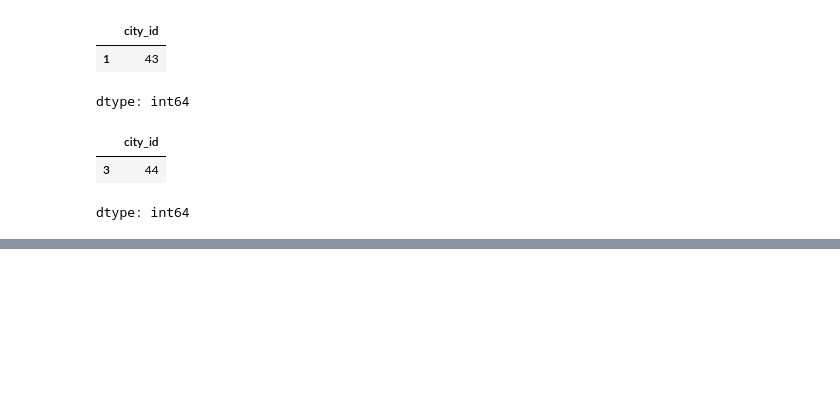
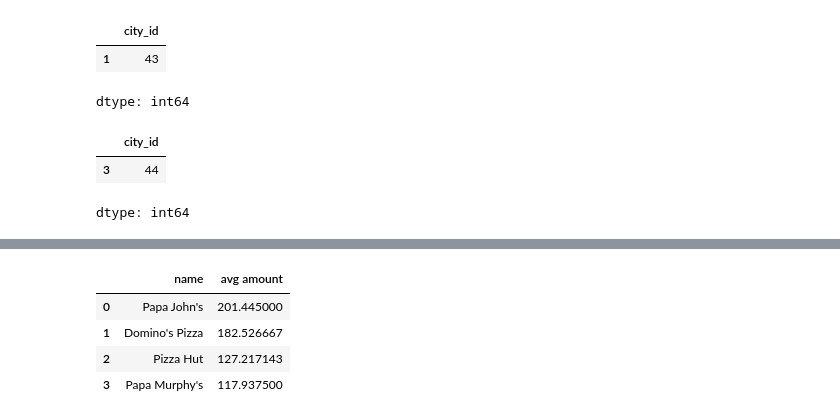
Before and after one commit to Aditichintamani/Python_sample_case_study, a Jupyter notebook: Pandas_Medium_difficulty.ipynb, the cells around one changed output, grey strips where cells are left out. Drawn from its saved outputs; the diff is of its cells as text; code cells hidden in the pictures; blank space fills up the shorter version.

```diff
--- a/Pandas_Medium_difficulty.ipynb
+++ b/Pandas_Medium_difficulty.ipynb
@@ -131,0 +178,14 @@ dtype: int64
+# %%
+final_partners = postmates_partners[postmates_partners['name'].str.contains('Pizza',case=False,na=False)]['id']
+final_city_id = postmates_markets[postmates_markets['name']=='Boston']['id']
+# %%
+postmates_orders[(postmates_orders['seller_id'].isin(final_partners)) & (postmates_orders['city_id'].isin(final_city_id))]['seller_id'].to_list()
+final_data = postmates_orders.groupby(['seller_id'])['amount'].mean().reset_index().rename({'amount':'avg amount'},axis=1)
+final_data = pd.merge(final_data,postmates_partners,how='left',left_on='seller_id',right_on='id')
+final_data[['name','avg amount']]
+# %% [output]
+|  | name | avg amount |
+| 0 | Papa John's | 201.445000 |
+| 1 | Domino's Pizza | 182.526667 |
+| 2 | Pizza Hut | 127.217143 |
+| 3 | Papa Murphy's | 117.937500 |
```
Also changed, not shown: parts of 7 cells of this notebook.
